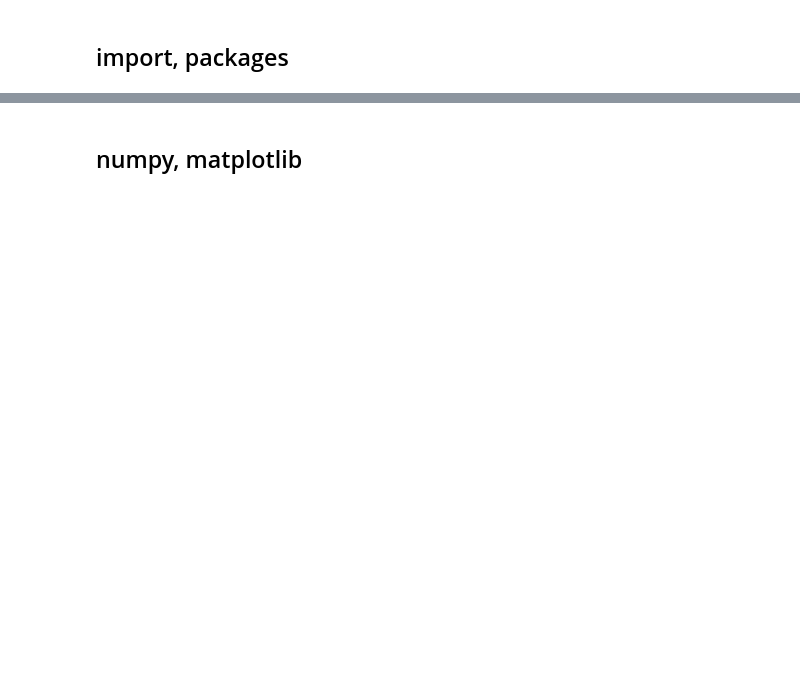
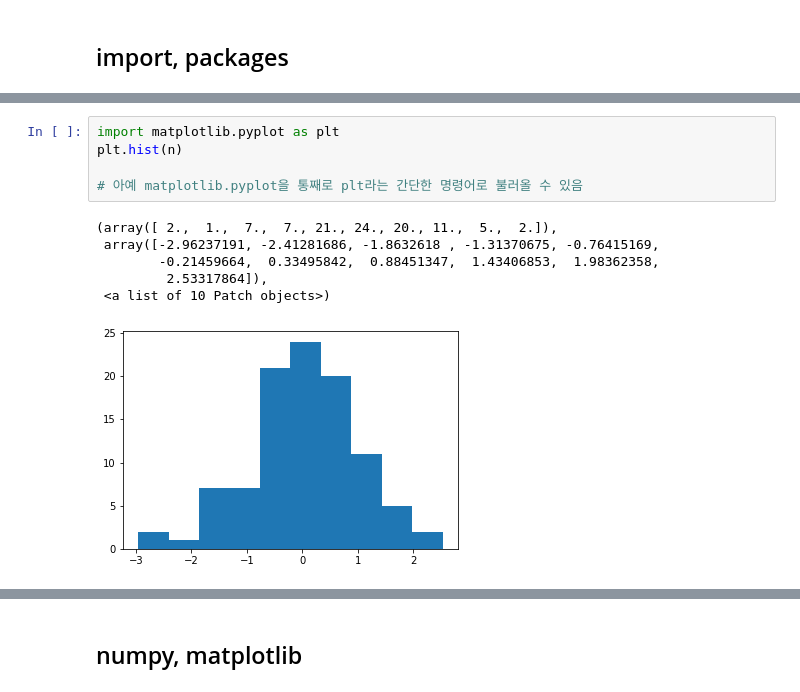
Before and after one commit to syjoo7777/class2022Spring, a Jupyter notebook: 20220316.ipynb, the cells around one changed output, grey strips where cells are left out. Saved outputs shown, nothing was run; the diff lists cells and outputs as text; blank space fills up the shorter version.

```diff
--- a/20220316.ipynb
+++ b/20220316.ipynb
@@ -201,0 +251,12 @@ def divide(a,b):
+# %%
+import matplotlib.pyplot as plt
+plt.hist(n)
+
+# 아예 matplotlib.pyplot을 통째로 plt라는 간단한 명령어로 불러올 수 있음
+# %% [output]
+(array([ 2.,  1.,  7.,  7., 21., 24., 20., 11.,  5.,  2.]),
+ array([-2.96237191, -2.41281686, -1.8632618 , -1.31370675, -0.76415169,
+        -0.21459664,  0.33495842,  0.88451347,  1.43406853,  1.98362358,
+         2.53317864]),
+ <a list of 10 Patch objects>)
+[figure, added]
```
Also changed, not shown: parts of 22 cells of this notebook.
